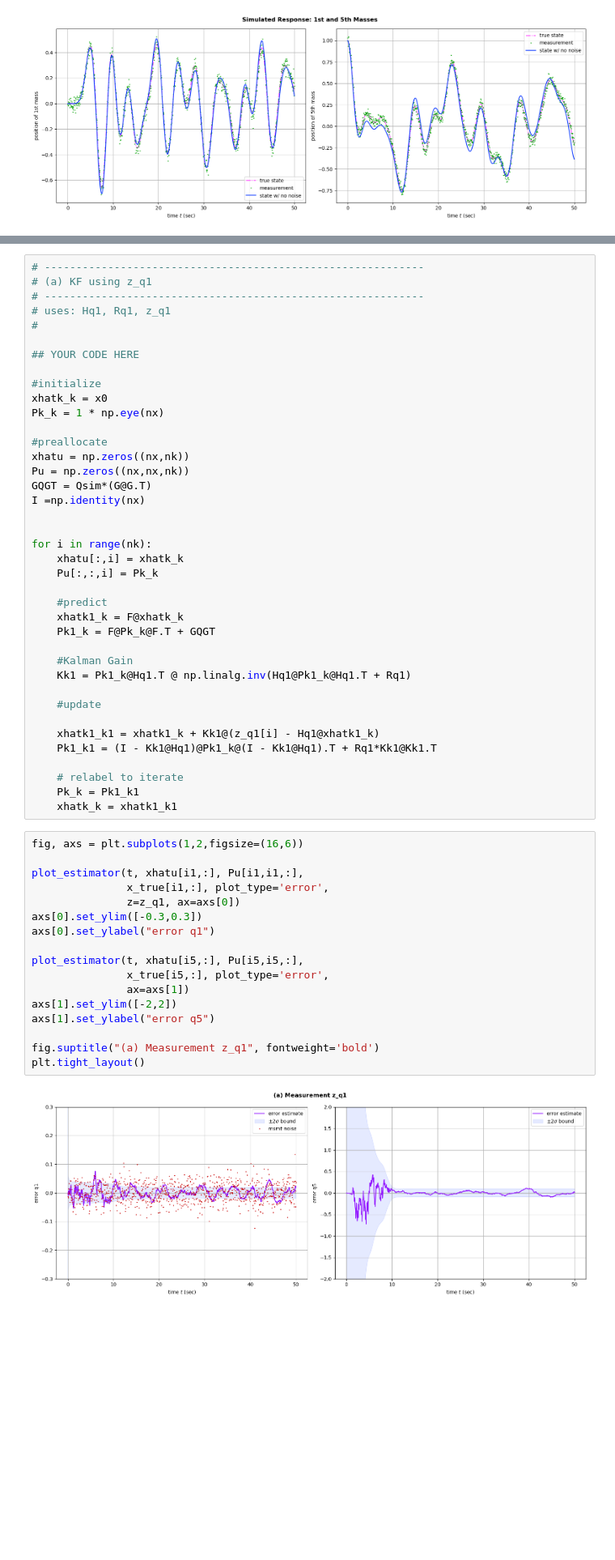
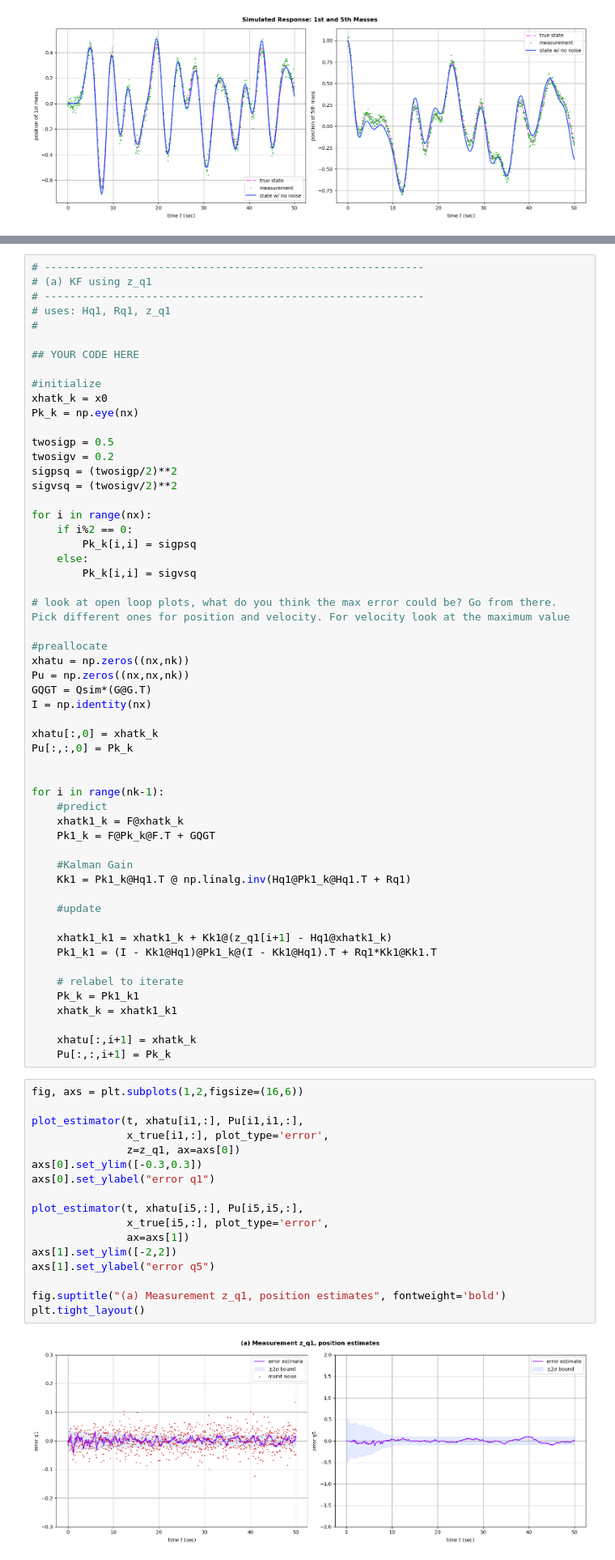
Before and after one commit to valentine-alia/MAE-6760, a Jupyter notebook: HW3/HW3_1.ipynb, the cells around one changed output, grey strips where cells are left out. Shown at 81% size. Drawn from its saved outputs; the diff is of its cells as text; blank space fills up the shorter version.

```diff
--- a/HW3/HW3_1.ipynb
+++ b/HW3/HW3_1.ipynb
@@ -127,19 +134,32 @@ plt.tight_layout()
 
 #initialize
 xhatk_k = x0
-Pk_k = 1 * np.eye(nx)
+Pk_k = np.eye(nx)
+
+twosigp = 0.5
+twosigv = 0.2
+sigpsq = (twosigp/2)**2
+sigvsq = (twosigv/2)**2
+
+for i in range(nx):
+    if i%2 == 0:
+        Pk_k[i,i] = sigpsq
+    else:
+        Pk_k[i,i] = sigvsq
+
+# look at open loop plots, what do you think the max error could be? Go from there. Pick different ones for position and velocity. For velocity look at the maximum value
 
 #preallocate
 xhatu = np.zeros((nx,nk))
 Pu = np.zeros((nx,nx,nk))
 GQGT = Qsim*(G@G.T)
-I =np.identity(nx)
+I = np.identity(nx)
+
+xhatu[:,0] = xhatk_k
+Pu[:,:,0] = Pk_k
 
 
-for i in range(nk):
-    xhatu[:,i] = xhatk_k
-    Pu[:,:,i] = Pk_k
-
+for i in range(nk-1):
     #predict
     xhatk1_k = F@xhatk_k
     Pk1_k = F@Pk_k@F.T + GQGT
@@ -149,28 +169,31 @@ for i in range(nk):
 
     #update
 
-    xhatk1_k1 = xhatk1_k + Kk1@(z_q1[i] - Hq1@xhatk1_k)
+    xhatk1_k1 = xhatk1_k + Kk1@(z_q1[i+1] - Hq1@xhatk1_k)
     Pk1_k1 = (I - Kk1@Hq1)@Pk1_k@(I - Kk1@Hq1).T + Rq1*Kk1@Kk1.T
 
     # relabel to iterate
     Pk_k = Pk1_k1
     xhatk_k = xhatk1_k1
+
+    xhatu[:,i+1] = xhatk_k
+    Pu[:,:,i+1] = Pk_k
 # %%
 fig, axs = plt.subplots(1,2,figsize=(16,6))
 
 plot_estimator(t, xhatu[i1,:], Pu[i1,i1,:],
                x_true[i1,:], plot_type='error',
                z=z_q1, ax=axs[0])
 axs[0].set_ylim([-0.3,0.3])
 axs[0].set_ylabel("error q1")
 
 plot_estimator(t, xhatu[i5,:], Pu[i5,i5,:],
                x_true[i5,:], plot_type='error',
                ax=axs[1])
 axs[1].set_ylim([-2,2])
 axs[1].set_ylabel("error q5")
 
-fig.suptitle("(a) Measurement z_q1", fontweight='bold')
+fig.suptitle("(a) Measurement z_q1, position estimates", fontweight='bold')
 plt.tight_layout()
 # %% [output]
-[figure, old version]
+[figure, new version]
```
Also changed, not shown: parts of 15 cells of this notebook, 1 other file.
